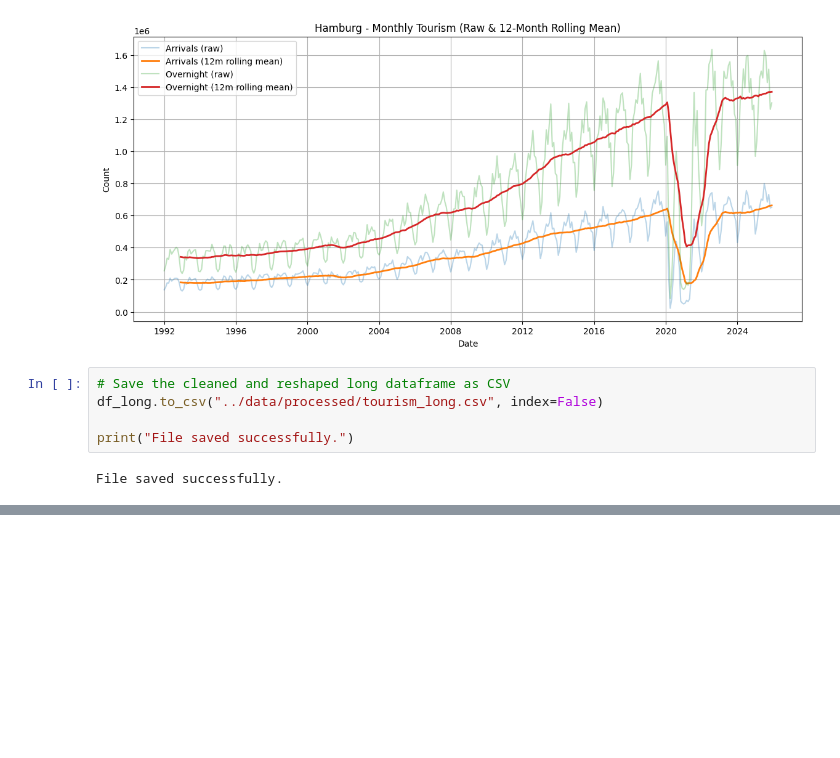
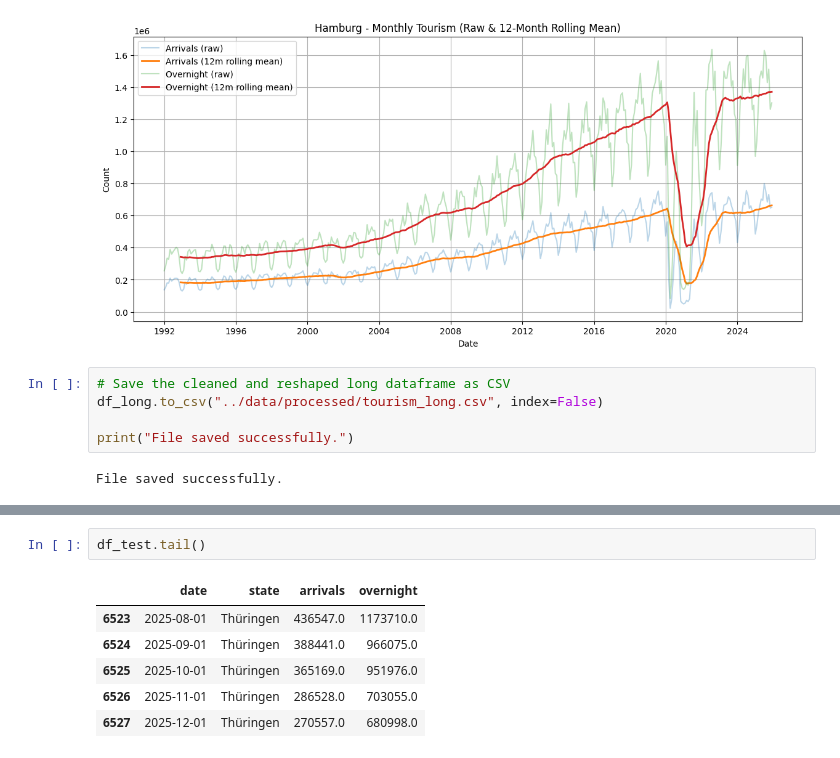
Before and after one commit to ChronoX-TimeSeries/BundesHost, a Jupyter notebook: notebooks/00_data_understanding.ipynb, the cells around one changed output, grey strips where cells are left out. Drawn from its saved outputs; the diff is of its cells as text; blank space fills up the shorter version.

```diff
--- a/notebooks/00_data_understanding.ipynb
+++ b/notebooks/00_data_understanding.ipynb
@@ -434,0 +446,9 @@ df_test.head()
+# %%
+df_test.tail()
+# %% [output]
+|  | date | state | arrivals | overnight |
+| 6523 | 2025-08-01 | Thüringen | 436547.0 | 1173710.0 |
+| 6524 | 2025-09-01 | Thüringen | 388441.0 | 966075.0 |
+| 6525 | 2025-10-01 | Thüringen | 365169.0 | 951976.0 |
+| 6526 | 2025-11-01 | Thüringen | 286528.0 | 703055.0 |
+| 6527 | 2025-12-01 | Thüringen | 270557.0 | 680998.0 |
```
Also changed, not shown: parts of 1 cell of this notebook, 4 other files.
